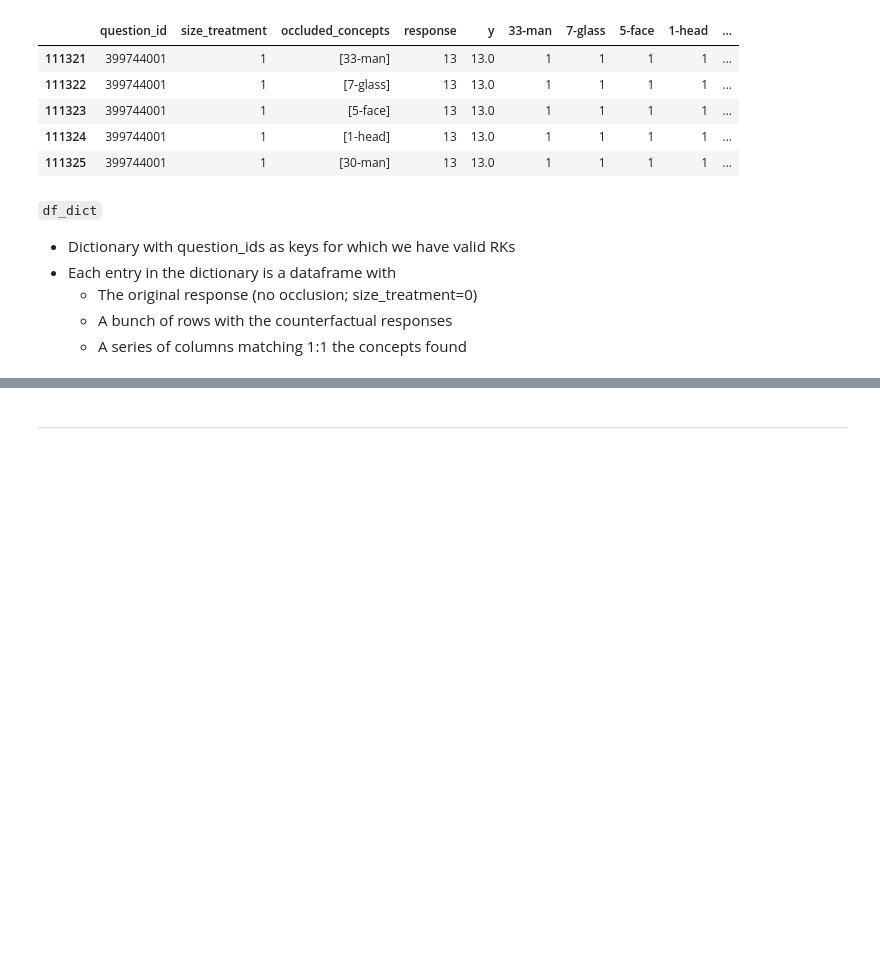
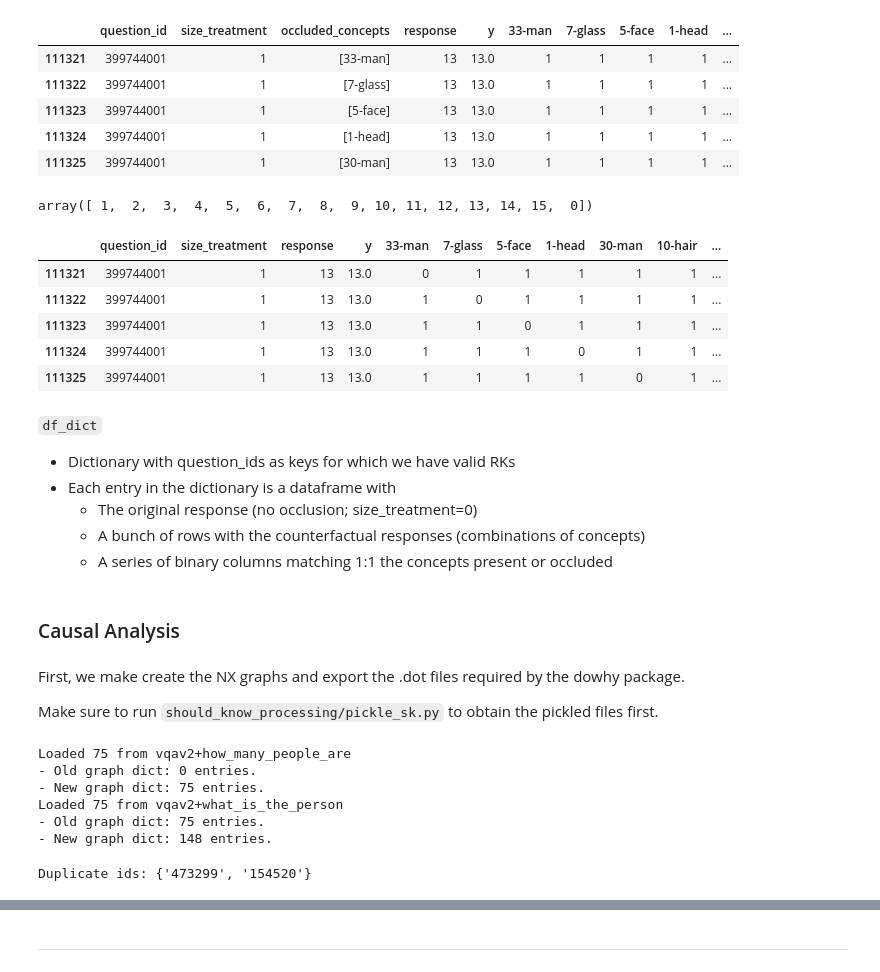
Before and after one commit to LCorti/vlm_diagnosis, a Jupyter notebook: causal_analysis/causal_effects.ipynb, the cells around one changed output, grey strips where cells are left out. Cells and saved outputs as stored; diff of their text form; code cells hidden in the pictures; blank space fills up the shorter version.

Commit message:
Implemented causal effects with logistic regressor (need to fix this)

````diff
--- a/causal_analysis/causal_effects.ipynb
+++ b/causal_analysis/causal_effects.ipynb
@@ -191,19 +183,62 @@ df_dict[399744001].head()
 | 111323 | 399744001 | 1 | [5-face] | 13 | 13.0 | 1 | 1 | 1 | 1 | ... |
 | 111324 | 399744001 | 1 | [1-head] | 13 | 13.0 | 1 | 1 | 1 | 1 | ... |
 | 111325 | 399744001 | 1 | [30-man] | 13 | 13.0 | 1 | 1 | 1 | 1 | ... |
+# %%
+df_dict[399744001]["size_treatment"].unique()
+# %% [output]
+array([ 1,  2,  3,  4,  5,  6,  7,  8,  9, 10, 11, 12, 13, 14, 15,  0])
 # %%
 # Correcting the dataframes based on occlusions
 for q_idx in df_dict:
     for id, row in df_dict[q_idx].iterrows():
-        curr_concepts = row["concepts"]
+        curr_concepts = row["occluded_concepts"]
         for c in curr_concepts:
             df_dict[q_idx].loc[id, c] = 0
-
-    # TODO: continue impl. from here
+    df_dict[q_idx].drop(["occluded_concepts"], axis=1, inplace=True)
+# %%
+df_dict[399744001].head()
+# %% [output]
+|  | question_id | size_treatment | response | y | 33-man | 7-glass | 5-face | 1-head | 30-man | 10-hair | ... |
+| 111321 | 399744001 | 1 | 13 | 13.0 | 0 | 1 | 1 | 1 | 1 | 1 | ... |
+| 111322 | 399744001 | 1 | 13 | 13.0 | 1 | 0 | 1 | 1 | 1 | 1 | ... |
+| 111323 | 399744001 | 1 | 13 | 13.0 | 1 | 1 | 0 | 1 | 1 | 1 | ... |
+| 111324 | 399744001 | 1 | 13 | 13.0 | 1 | 1 | 1 | 0 | 1 | 1 | ... |
+| 111325 | 399744001 | 1 | 13 | 13.0 | 1 | 1 | 1 | 1 | 0 | 1 | ... |
 # %% [markdown]
 ```df_dict```
 - Dictionary with question_ids as keys for which we have valid RKs
 - Each entry in the dictionary is a dataframe with
   - The original response (no occlusion; size_treatment=0)
-  - A bunch of rows with the counterfactual responses
-  - A series of columns matching 1:1 the concepts found
+  - A bunch of rows with the counterfactual responses (combinations of concepts)
+  - A series of binary columns matching 1:1 the concepts present or occluded
+# %% [markdown]
+### Causal Analysis
+# %% [markdown]
+First, we make create the NX graphs and export the .dot files required by the dowhy package.
+
+Make sure to run ```should_know_processing/pickle_sk.py``` to obtain the pickled files first.
+# %%
+# Load pickled SK graphs
+sk_paths = sk_config.get_sk_paths(DATASET)
+sk_graphs = {}
+all_img_ids = []
+for ds_class in sk_paths:
+    sk_dir = sk_paths[ds_class]["dir"]
+    sk_pkl_path = sk_paths[ds_class]["pkl"]
+    curr_graphs = load_pickle(Path("..").joinpath(sk_dir).joinpath(sk_pkl_path))
+    all_img_ids.extend(list(curr_graphs.keys()))
+    print(f"Loaded {len(curr_graphs)} from {DATASET}+{ds_class}")
+    print(f"- Old graph dict: {len(sk_graphs)} entries.")
+    sk_graphs.update(curr_graphs)
+    print(f"- New graph dict: {len(sk_graphs)} entries.")
+# %% [output]
+Loaded 75 from vqav2+how_many_people_are
+- Old graph dict: 0 entries.
+- New graph dict: 75 entries.
+Loaded 75 from vqav2+what_is_the_person
+- Old graph dict: 75 entries.
+- New graph dict: 148 entries.
+# %%
+print(f"Duplicate ids: {set([x for x in all_img_ids if all_img_ids.count(x) > 1])}")
+# %% [output]
+Duplicate ids: {'473299', '154520'}
````
Also changed, not shown: parts of 23 cells of this notebook.
